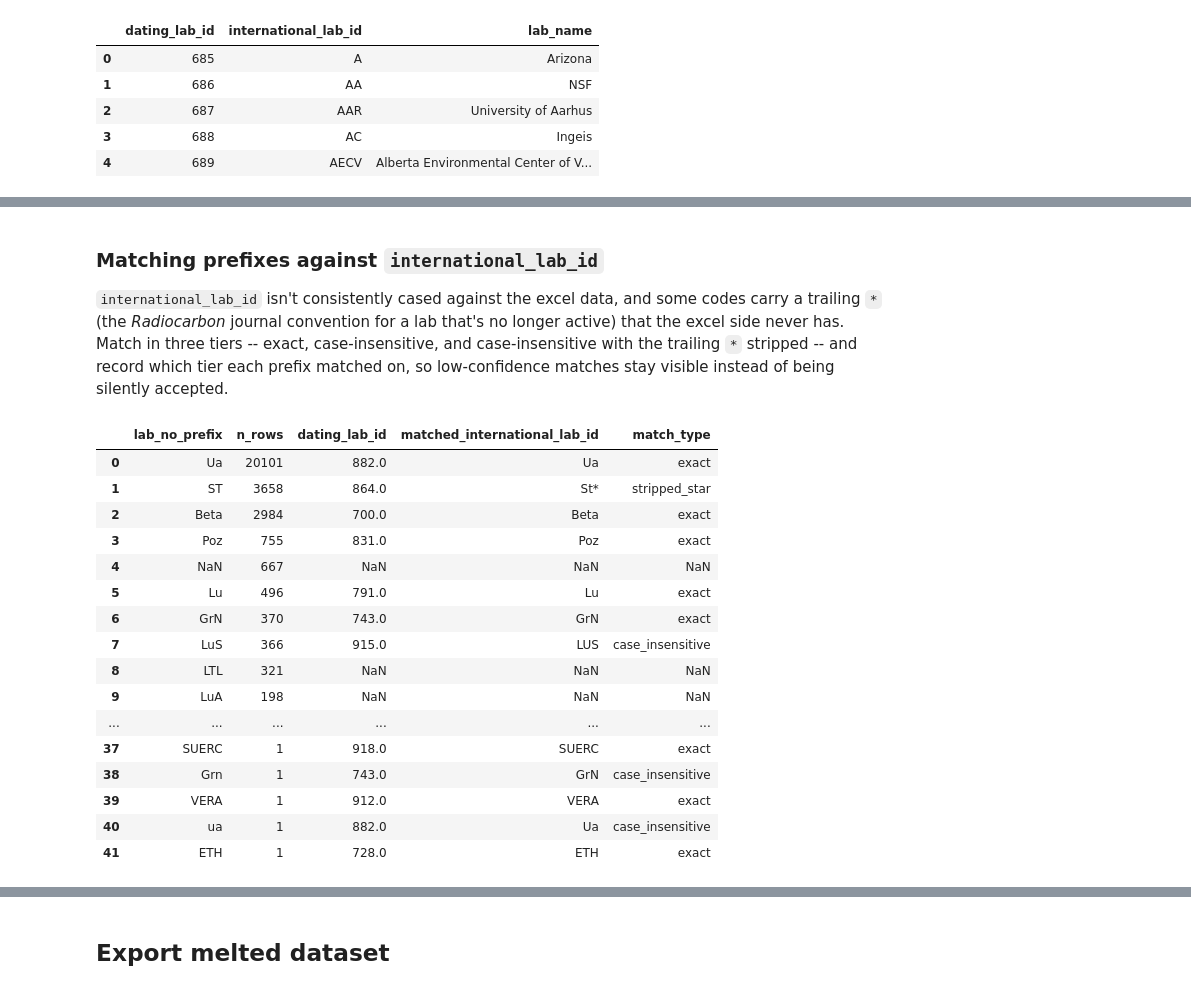
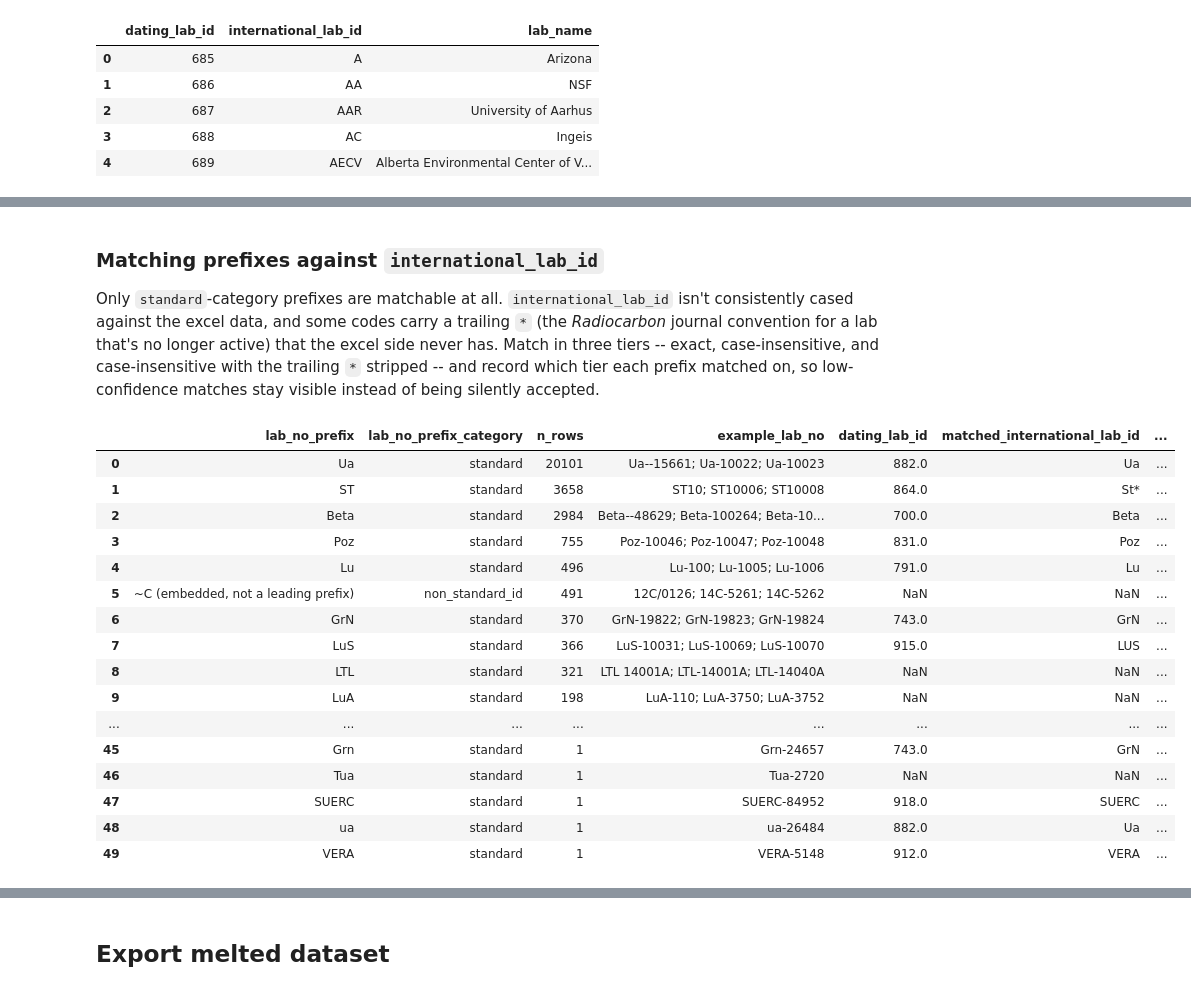
Before and after one commit to Br1CM/sead_strucke_data_cleaning, a Jupyter notebook: notebooks/explore.ipynb, the cells around one changed output, grey strips where cells are left out. Saved outputs shown, nothing was run; the diff lists cells and outputs as text; code cells hidden in the pictures.

```diff
--- a/notebooks/explore.ipynb
+++ b/notebooks/explore.ipynb
@@ -788,54 +795,61 @@ Name: count, dtype: int64
 # %% [markdown]
 ### Matching prefixes against `international_lab_id`
 
-`international_lab_id` isn't consistently cased against the excel data, and some codes carry a
-trailing `*` (the *Radiocarbon* journal convention for a lab that's no longer active) that the
-excel side never has. Match in three tiers -- exact, case-insensitive, and case-insensitive with
-the trailing `*` stripped -- and record which tier each prefix matched on, so low-confidence
-matches stay visible instead of being silently accepted.
+Only `standard`-category prefixes are matchable at all. `international_lab_id` isn't
+consistently cased against the excel data, and some codes carry a trailing `*` (the
+*Radiocarbon* journal convention for a lab that's no longer active) that the excel side never
+has. Match in three tiers -- exact, case-insensitive, and case-insensitive with the trailing
+`*` stripped -- and record which tier each prefix matched on, so low-confidence matches stay
+visible instead of being silently accepted.
 # %%
 exact = dict(zip(dating_labs["international_lab_id"], dating_labs["dating_lab_id"]))
 by_lower = {code.lower(): (code, lab_id) for code, lab_id in exact.items()}
 by_lower_stripped = {code.rstrip("*").lower(): (code, lab_id) for code, lab_id in exact.items()}
 
-def match_lab(prefix):
+def match_lab(prefix, category):
+    if category != "standard":
+        return pd.Series([None, None, None])
     if prefix in exact:
         return pd.Series([exact[prefix], prefix, "exact"])
     hit = by_lower.get(prefix.lower())
     if hit:
         return pd.Series([hit[1], hit[0], "case_insensitive"])
     hit = by_lower_stripped.get(prefix.rstrip("*").lower())
     if hit:
         return pd.Series([hit[1], hit[0], "stripped_star"])
     return pd.Series([None, None, None])
 
-prefix_matches = df["lab_no_prefix"].value_counts(dropna=False).rename("n_rows").reset_index()
-prefix_matches.columns = ["lab_no_prefix", "n_rows"]
-
-resolved = prefix_matches[prefix_matches["lab_no_prefix"].notna()].copy()
-resolved[["dating_lab_id", "matched_international_lab_id", "match_type"]] = (
-    resolved["lab_no_prefix"].apply(match_lab)
+prefix_matches = (
+    df.groupby(["lab_no_prefix", "lab_no_prefix_category"])
+    .agg(n_rows=("lab_no", "size"),
+         example_lab_no=("lab_no", lambda s: "; ".join(sorted(s.astype(str).unique())[:3])))
+    .reset_index()
 )
-prefix_matches = prefix_matches.merge(resolved, how="left")
-prefix_matches.sort_values("n_rows", ascending=False)
+prefix_matches[["dating_lab_id", "matched_international_lab_id", "match_type"]] = prefix_matches.apply(
+    lambda r: match_lab(r["lab_no_prefix"], r["lab_no_prefix_category"]), axis=1,
+)
+lab_name_by_id = dict(zip(dating_labs["dating_lab_id"], dating_labs["lab_name"]))
+prefix_matches["matched_lab_name"] = prefix_matches["dating_lab_id"].map(lab_name_by_id)
+prefix_matches = prefix_matches.sort_values("n_rows", ascending=False).reset_index(drop=True)
+prefix_matches
 # %% [output]
-|  | lab_no_prefix | n_rows | dating_lab_id | matched_international_lab_id | match_type |
-| 0 | Ua | 20101 | 882.0 | Ua | exact |
-| 1 | ST | 3658 | 864.0 | St* | stripped_star |
-| 2 | Beta | 2984 | 700.0 | Beta | exact |
-| 3 | Poz | 755 | 831.0 | Poz | exact |
-| 4 | NaN | 667 | NaN | NaN | NaN |
-| 5 | Lu | 496 | 791.0 | Lu | exact |
-| 6 | GrN | 370 | 743.0 | GrN | exact |
-| 7 | LuS | 366 | 915.0 | LUS | case_insensitive |
-| 8 | LTL | 321 | NaN | NaN | NaN |
-| 9 | LuA | 198 | NaN | NaN | NaN |
-| ... | ... | ... | ... | ... | ... |
-| 37 | SUERC | 1 | 918.0 | SUERC | exact |
-| 38 | Grn | 1 | 743.0 | GrN | case_insensitive |
-| 39 | VERA | 1 | 912.0 | VERA | exact |
-| 40 | ua | 1 | 882.0 | Ua | case_insensitive |
-| 41 | ETH | 1 | 728.0 | ETH | exact |
+|  | lab_no_prefix | lab_no_prefix_category | n_rows | example_lab_no | dating_lab_id | matched_international_lab_id | ... |
+| 0 | Ua | standard | 20101 | Ua--15661; Ua-10022; Ua-10023 | 882.0 | Ua | ... |
+| 1 | ST | standard | 3658 | ST10; ST10006; ST10008 | 864.0 | St* | ... |
+| 2 | Beta | standard | 2984 | Beta--48629; Beta-100264; Beta-10... | 700.0 | Beta | ... |
+| 3 | Poz | standard | 755 | Poz-10046; Poz-10047; Poz-10048 | 831.0 | Poz | ... |
+| 4 | Lu | standard | 496 | Lu-100; Lu-1005; Lu-1006 | 791.0 | Lu | ... |
+| 5 | ~C (embedded, not a leading prefix) | non_standard_id | 491 | 12C/0126; 14C-5261; 14C-5262 | NaN | NaN | ... |
+| 6 | GrN | standard | 370 | GrN-19822; GrN-19823; GrN-19824 | 743.0 | GrN | ... |
+| 7 | LuS | standard | 366 | LuS-10031; LuS-10069; LuS-10070 | 915.0 | LUS | ... |
+| 8 | LTL | standard | 321 | LTL 14001A; LTL-14001A; LTL-14040A | NaN | NaN | ... |
+| 9 | LuA | standard | 198 | LuA-110; LuA-3750; LuA-3752 | NaN | NaN | ... |
+| ... | ... | ... | ... | ... | ... | ... | ... |
+| 45 | Grn | standard | 1 | Grn-24657 | 743.0 | GrN | ... |
+| 46 | Tua | standard | 1 | Tua-2720 | NaN | NaN | ... |
+| 47 | SUERC | standard | 1 | SUERC-84952 | 918.0 | SUERC | ... |
+| 48 | ua | standard | 1 | ua-26484 | 882.0 | Ua | ... |
+| 49 | VERA | standard | 1 | VERA-5148 | 912.0 | VERA | ... |
 # %% [markdown]
 ### Coverage
 
```
Also changed, not shown: parts of 9 cells of this notebook, 3 other files.
